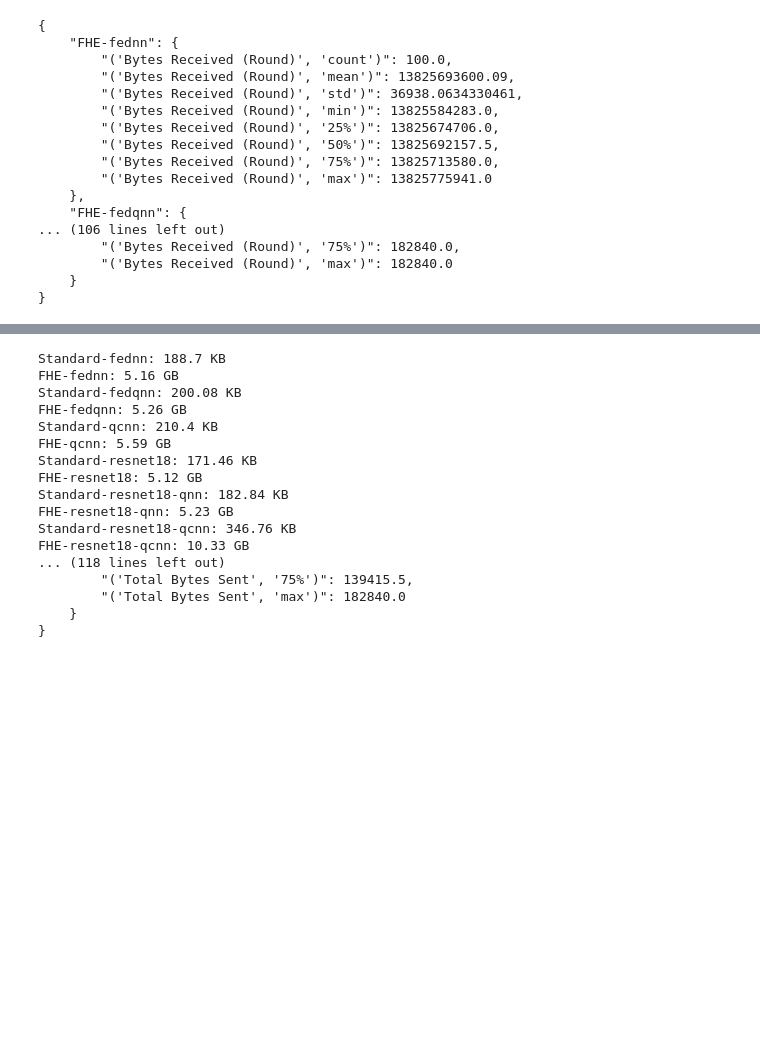
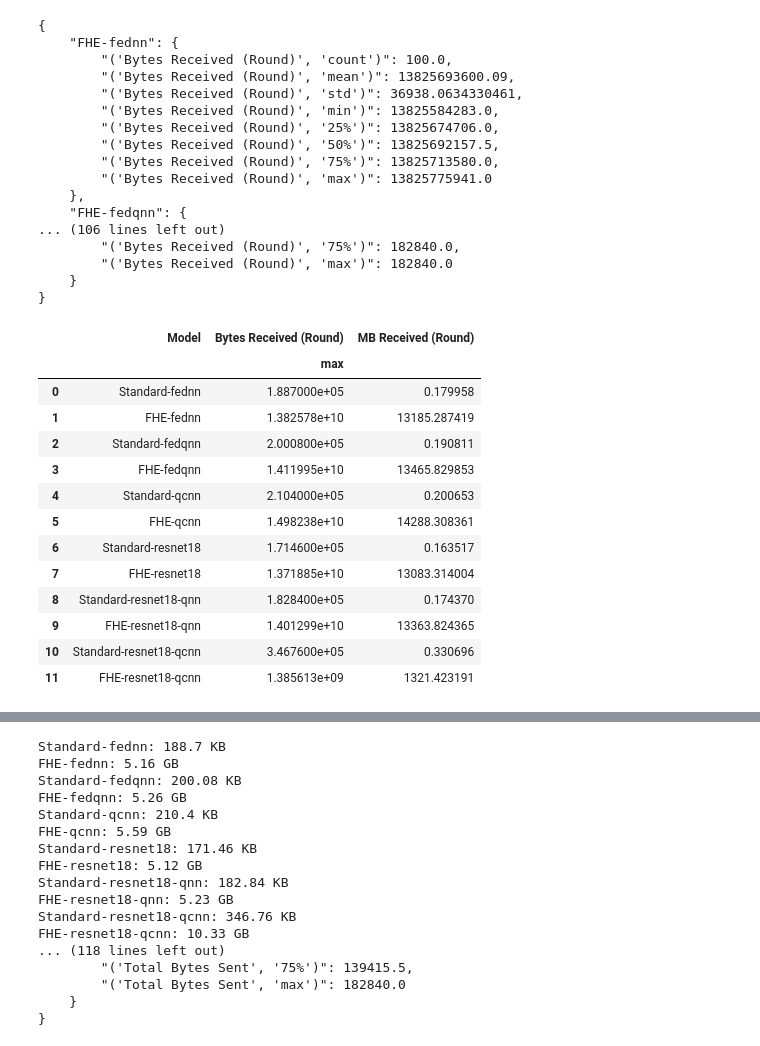
Before and after one commit to batcapricorn/encrypted-qfl, a Jupyter notebook: analysis/wandb.ipynb, the cells around one changed output, grey strips where cells are left out. Drawn from its saved outputs; the diff is of its cells as text; code cells hidden in the pictures; blank space fills up the shorter version.

```diff
--- a/analysis/wandb.ipynb
+++ b/analysis/wandb.ipynb
@@ -963,3 +1006,24 @@ print(dumps(parsed, indent=4))
         "('Bytes Received (Round)', 'max')": 182840.0
     }
 }
+# %%
+stats = df.groupby("Model").describe()[("Bytes Received (Round)", "max")].reset_index()
+stats["MB Received (Round)"] = stats["Bytes Received (Round)"] / (1024**2)
+stats["Model"] = pd.Categorical(stats["Model"], categories=KEY_ORDER, ordered=True)
+stats = stats.sort_values("Model").reset_index(drop=True)
+stats
+# %% [output]
+|  | Model | Bytes Received (Round) | MB Received (Round) |
+|  |  | max |  |
+| 0 | Standard-fednn | 1.887000e+05 | 0.179958 |
+| 1 | FHE-fednn | 1.382578e+10 | 13185.287419 |
+| 2 | Standard-fedqnn | 2.000800e+05 | 0.190811 |
+| 3 | FHE-fedqnn | 1.411995e+10 | 13465.829853 |
+| 4 | Standard-qcnn | 2.104000e+05 | 0.200653 |
+| 5 | FHE-qcnn | 1.498238e+10 | 14288.308361 |
+| 6 | Standard-resnet18 | 1.714600e+05 | 0.163517 |
+| 7 | FHE-resnet18 | 1.371885e+10 | 13083.314004 |
+| 8 | Standard-resnet18-qnn | 1.828400e+05 | 0.174370 |
+| 9 | FHE-resnet18-qnn | 1.401299e+10 | 13363.824365 |
+| 10 | Standard-resnet18-qcnn | 3.467600e+05 | 0.330696 |
+| 11 | FHE-resnet18-qcnn | 1.385613e+09 | 1321.423191 |
```
Also changed, not shown: parts of 21 cells of this notebook.
